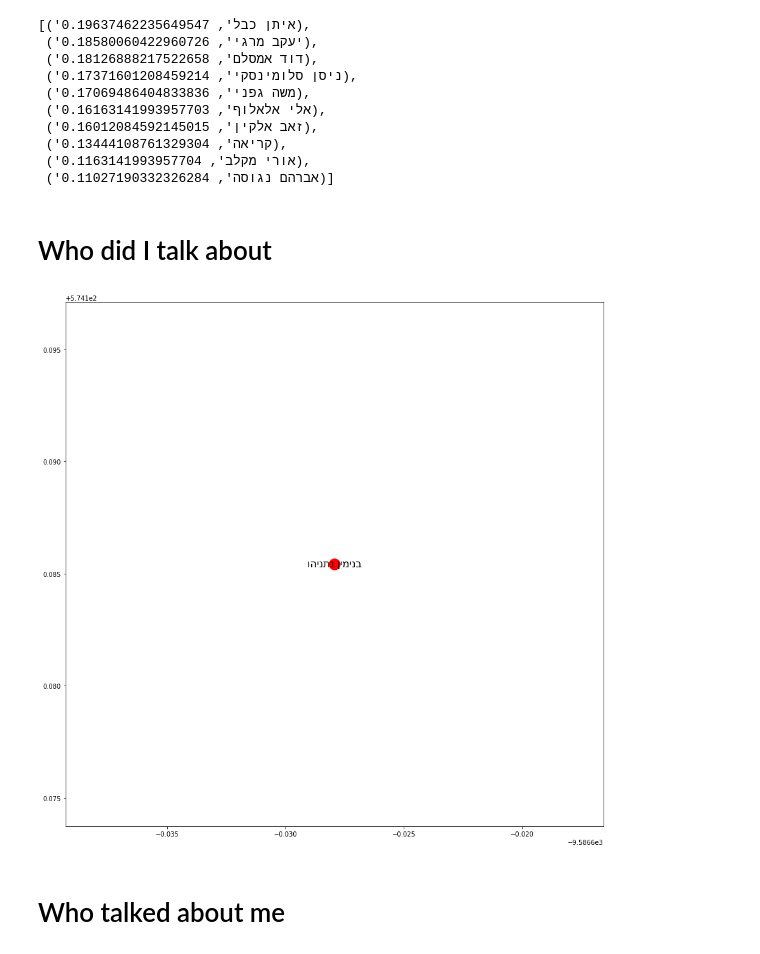
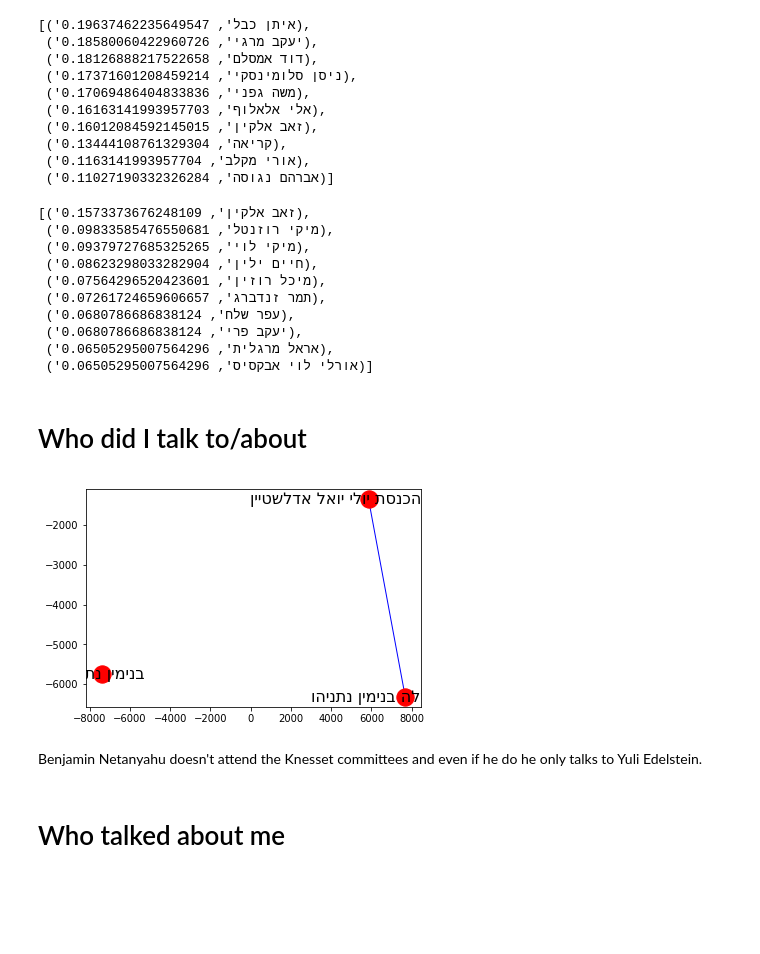
Before and after one commit to hasadna/knesset-data-pipelines, a Jupyter notebook: jupyter-notebooks/Mk_connections/Mk_connections-analysis_and_graphs.ipynb, the cells around one changed output. Saved outputs shown, nothing was run; the diff lists cells and outputs as text; code cells hidden in the pictures; blank space fills up the shorter version.

```diff
--- a/jupyter-notebooks/GraphsNRoses.ipynb
+++ b/jupyter-notebooks/Mk_connections/Mk_connections-analysis_and_graphs.ipynb
@@ -9,5 +14,6 @@ warnings.filterwarnings('ignore')
 %matplotlib inline
 plt.rcParams["figure.figsize"] = (15,15)
 
-G = nx.read_gml('./woot')
+G = nx.read_gml('./Mk_connections_graph')
+G.remove_node('האירק')
 # %%
@@ -101,8 +166,21 @@ print_reversed(nx.degree_centrality(G))[:10]
  ('קריאה', 0.13444108761329304),
  ('אורי מקלב', 0.1163141993957704),
  ('אברהם נגוסה', 0.11027190332326284)]
+# %%
+without_committee_heads(print_reversed(nx.degree_centrality(G)))[:10]
+# %% [output]
+[('זאב אלקין', 0.1573373676248109),
+ ('מיקי רוזנטל', 0.09833585476550681),
+ ('מיקי לוי', 0.09379727685325265),
+ ('חיים ילין', 0.08623298033282904),
+ ('מיכל רוזין', 0.07564296520423601),
+ ('תמר זנדברג', 0.07261724659606657),
+ ('עפר שלח', 0.0680786686838124),
+ ('יעקב פרי', 0.0680786686838124),
+ ('אראל מרגלית', 0.06505295007564296),
+ ('אורלי לוי אבקסיס', 0.06505295007564296)]
 # %% [markdown]
-# Who did I talk about
+# Who did I talk to/about
 # %%
 def draw_out_subgraph_of_node(some_node, arrows=False):
     some_node = some_node[::-1]
@@ -110,9 +188,12 @@ def draw_out_subgraph_of_node(some_node, arrows=False):
     neighbors.append(some_node)
     draw_graph(G.subgraph(neighbors), arrows)
 # %%
+draw_out_subgraph_of_node('ראש הממשלה בנימין נתניהו')
 draw_out_subgraph_of_node('בנימין נתניהו')
 # %% [output]
-[figure, old version]
+[figure, new version]
+# %% [markdown]
+Benjamin Netanyahu doesn't attend the Knesset committees and even if he do he only talks to Yuli Edelstein.
 # %% [markdown]
 # Who talked about me
 # %%
```
Also changed, not shown: parts of 16 cells of this notebook, 17 other files.
